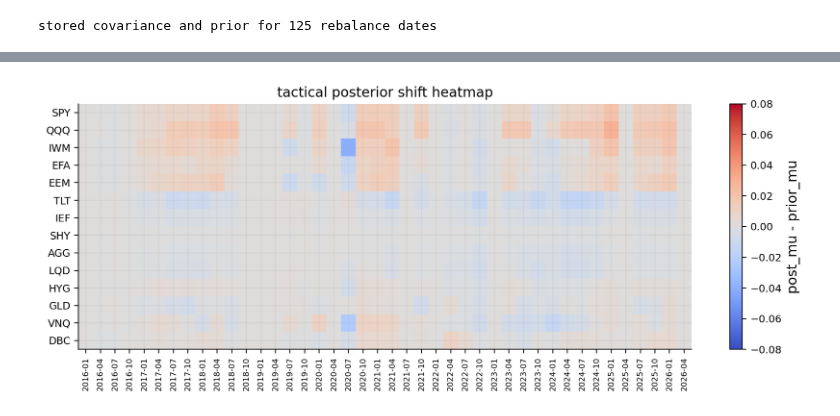
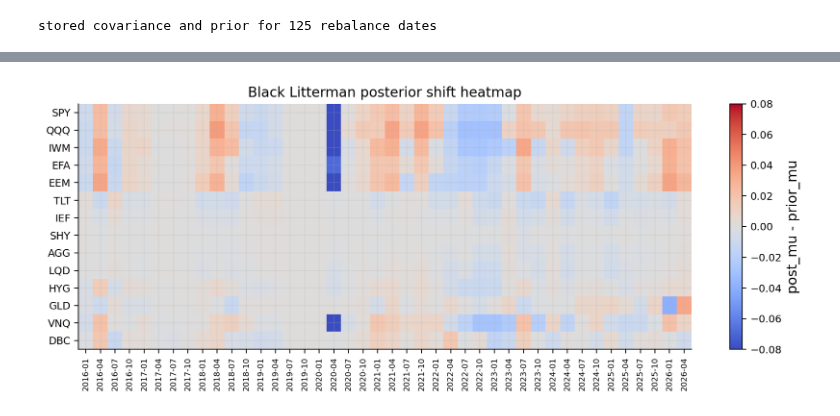
Before and after one commit to ramtin-asadi/Quantitative-Finance-Lab, a Jupyter notebook: notebooks/06_portfolio_black_littreman.ipynb, the cells around one changed output, grey strips where cells are left out. Drawn from its saved outputs; the diff is of its cells as text; code cells hidden in the pictures.

```diff
--- a/notebooks/06_portfolio_black_littreman.ipynb
+++ b/notebooks/06_portfolio_black_littreman.ipynb
@@ -310,11 +278,11 @@ ax = rolling_vol.plot(figsize=(9, 4), lw=1.0)
 ax.set_title("rolling annualized volatility, 63 trading days")
 ax.set_ylabel("volatility")
 ax.set_xlabel("date")
-ax.legend(ncol=4, fontsize=7)
+ax.legend(ncol=4, fontsize=7, loc="best")
 plt.tight_layout()
 plt.show()
 
-corr = corr_matrix(returns_p6)
+corr = corr_matrix(returns)
 fig, ax = plt.subplots(figsize=(8, 8))
 ax = plot_corr_heatmap(ax, corr)
 ax.set_title("Correlation Heatmap")
@@ -724,7 +864,7 @@ def compute_asset_signals(close, returns, date):
     return asset_signal_table.sort_values("score", ascending=False), market_state
 # %%
-latest_signal_table, latest_market_state = compute_asset_signals(signal_close, signal_returns, latest_rebalance_date)
-signal_display_cols = ["sleeve", "mom_6_1", "mom_12_1", "trend_200", "vol_63", "dd_252", "score"]
+latest_signal_table, latest_market_state = compute_asset_signals(signal_close, signal_returns, latest_rebalance_date, dividends=dividends_all)
+signal_display_cols = ["sleeve", "mom_1_0", "mom_3_0", "mom_6_1", "trend_50", "trend_200", "vol_63", "dd_252", "dividend_yield_252", "score"]
 display(latest_signal_table[signal_display_cols].reset_index().round(4))
 print("the score ranks assets for relative views; it is not used as a standalone return forecast")
 print(latest_market_state)
@@ -1650,9 +2401,11 @@ combined_results.update(bl_results)
 final_strategy_names = [
     "Strategic Benchmark",
     "Equal Weight",
-    "EWMA Momentum MV",
-    "MaxSharpe_FG_EWMA_Mom",
-    "BL tactical selected-view"]
+    best_minvar_name,
+    best_mv_name,
+    "Black Litterman",
+    "Black Litterman + Risk Control",
+]
 
 returns_by_strategy = {name: combined_results[name]["returns"] for name in final_strategy_names}
 nav_by_strategy = {name: combined_results[name]["nav"] for name in final_strategy_names}
@@ -1660,12 +2413,14 @@ weights_by_strategy = {name: combined_results[name]["weights"] for name in final
 turnover_by_strategy = {name: combined_results[name]["turnover"] for name in final_strategy_names}
 cost_by_strategy = {name: combined_results[name]["costs"] for name in final_strategy_names}
 
+
 def cagr_from_nav(nav):
     nav = pd.Series(nav).dropna()
     if nav.empty:
         return np.nan
     years = max(len(nav) / annualization, 1e-9)
     return float(nav.iloc[-1] ** (1.0 / years) - 1.0)
+
 
 gross_net_rows = []
 for name in final_strategy_names:
@@ -1676,10 +2431,12 @@ for name in final_strategy_names:
         "Net CAGR": cagr_from_nav(result["nav"]),
         "Cost Drag": float(result["costs"].sum()) if len(result["costs"]) else np.nan,
         "Average Monthly Turnover": float(result["turnover"].mean()) if len(result["turnover"]) else np.nan,
-        "Total Turnover": float(result["turnover"].sum()) if len(result["turnover"]) else np.nan})
+        "Total Turnover": float(result["turnover"].sum()) if len(result["turnover"]) else np.nan,
+    })
 
 gross_net_table = pd.DataFrame(gross_net_rows).set_index("strategy")
 display(gross_net_table.round(4))
+
 
 def full_strategy_metrics(name, result):
     ret = pd.Series(result["returns"]).dropna(); nav = pd.Series(result["nav"]).dropna()
@@ -1700,6 +2457,7 @@ def full_strategy_metrics(name, result):
 summary_table = pd.DataFrame([full_strategy_metrics(name, combined_results[name]) for name in final_strategy_names]).set_index("strategy")
 display(summary_table.round(4))
 
+
 def avg_active_risk_against_benchmark(weights):
     rows = []
     bench = benchmark_w.reindex(assets).fillna(0.0)
@@ -1711,6 +2469,7 @@ def avg_active_risk_against_benchmark(weights):
         cov_ann = cov_by_date[dt].loc[assets, assets].values
         rows.append(float(np.sqrt(max(diff @ cov_ann @ diff, 0.0))))
     return float(np.mean(rows)) if rows else np.nan
+
 
 def benchmark_relative_metrics(name):
     bench_ret = pd.Series(combined_results["Strategic Benchmark"]["returns"]).dropna()
@@ -1732,7 +2491,6 @@ display(benchmark_relative_table.round(4))
 
 prior_only_check = pd.DataFrame([benchmark_relative_metrics("BL prior-only")]).set_index("strategy")[["tracking_error", "avg_active_weight_distance", "avg_active_risk"]]
 display(prior_only_check.round(4))
-print("BL prior-only is kept only as a benchmark-anchor sanity check; BL tactical selected-view is the only BL competitor.")
 # %% [output]
 |  | Gross CAGR | Net CAGR | Cost Drag | Average Monthly Turnover | Total Turnover |
 | strategy |  |  |  |  |  |
@@ -1885,19 +2744,20 @@ posterior_clarity = pd.DataFrame({
     "benchmark_weight": benchmark_w.reindex(assets).values,
     "prior_mu": prior_latest.values,
     "post_mu_prior_only": post_mu_store.get(("BL prior-only", latest_post_date), prior_latest).reindex(assets).values,
-    "post_mu_tactical": post_mu_store.get(("BL tactical selected-view", latest_post_date), prior_latest).reindex(assets).values,
+    "post_mu_black_litterman": post_mu_store.get(("Black Litterman", latest_post_date), prior_latest).reindex(assets).values,
+    "post_mu_black_litterman_risk_control": post_mu_store.get(("Black Litterman + Risk Control", latest_post_date), prior_latest).reindex(assets).values,
 })
-posterior_clarity["posterior_shift_tactical"] = posterior_clarity["post_mu_tactical"] - posterior_clarity["prior_mu"]
+posterior_clarity["posterior_shift_black_litterman"] = posterior_clarity["post_mu_black_litterman"] - posterior_clarity["prior_mu"]
 display(posterior_clarity.round(4))
 shift_cols = {}
-for dt in sorted({key[1] for key in post_mu_store if key[0] == "BL tactical selected-view"}):
-    shift_cols[dt] = post_mu_store[("BL tactical selected-view", dt)].reindex(assets) - prior_mu_by_date[dt].reindex(assets)
-tactical_shift = pd.DataFrame(shift_cols)
-if not tactical_shift.empty:
-    selected_shift = tactical_shift.iloc[:, ::max(1, tactical_shift.shape[1] // 36)]
+for dt in sorted({key[1] for key in post_mu_store if key[0] == "Black Litterman"}):
+    shift_cols[dt] = post_mu_store[("Black Litterman", dt)].reindex(assets) - prior_mu_by_date[dt].reindex(assets)
+black_litterman_shift = pd.DataFrame(shift_cols)
+if not black_litterman_shift.empty:
+    selected_shift = black_litterman_shift.iloc[:, ::max(1, black_litterman_shift.shape[1] // 36)]
     fig, ax = plt.subplots(figsize=(10, 4))
     im = ax.imshow(selected_shift, aspect="auto", cmap="coolwarm", vmin=-0.08, vmax=0.08)
-    ax.set_title("tactical posterior shift heatmap")
+    ax.set_title("Black Litterman posterior shift heatmap")
     ax.set_yticks(range(len(selected_shift.index)), selected_shift.index)
     ax.set_xticks(range(len(selected_shift.columns)), [d.strftime("%Y-%m") for d in selected_shift.columns], rotation=90, fontsize=7)
     fig.colorbar(im, ax=ax, label="post_mu - prior_mu")
@@ -1921,4 +2781,4 @@ if not tactical_shift.empty:
-[figure, old version]
+[figure, new version]
 # %%
 if not candidate_view_log.empty:
     candidate_counts = candidate_view_log.groupby("view_family").size().rename("candidate_count")
```
Also changed, not shown: parts of 32 cells of this notebook, 23 other files.
